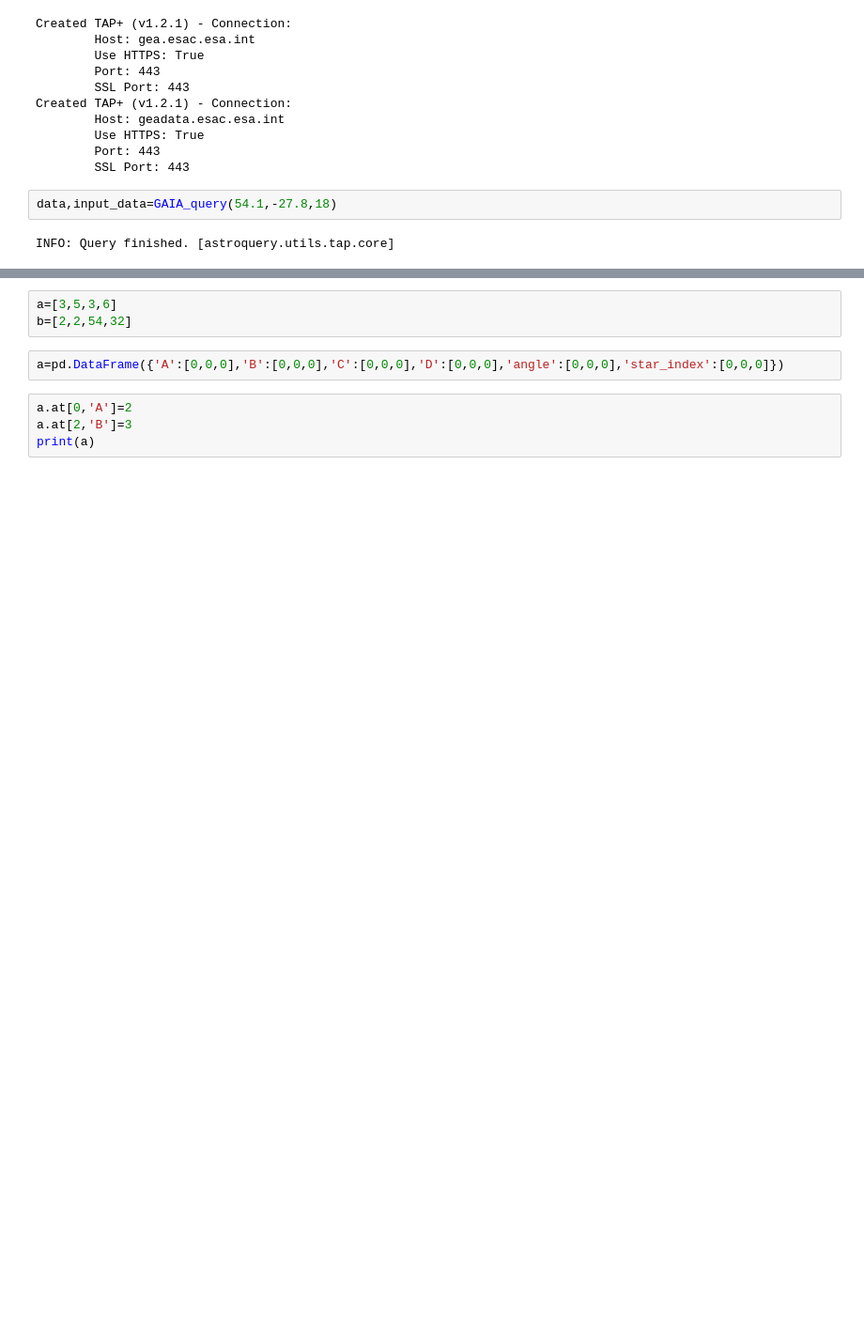
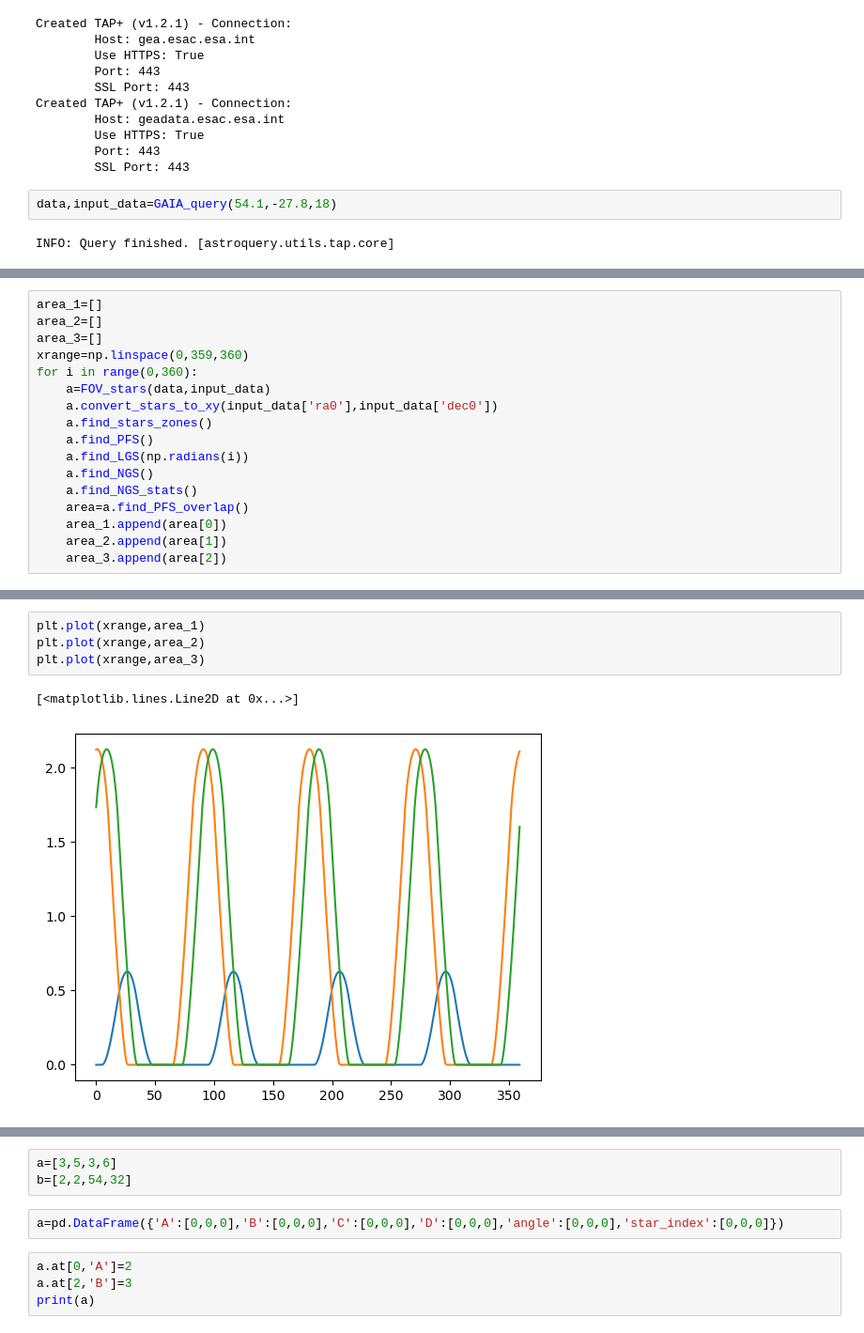
Before and after one commit to JamianStephan/MOSAIC-Sky-Coverage, a Jupyter notebook: V2/PD.ipynb, the cells around one changed output, grey strips where cells are left out. Shown at 94% size. Drawn from its saved outputs; the diff is of its cells as text; blank space fills up the shorter version.

```diff
--- a/V2/PD.ipynb
+++ b/V2/PD.ipynb
@@ -428,0 +503,17 @@ c= 90 * u.deg
+# %%
+area_1=[]
+area_2=[]
+area_3=[]
+xrange=np.linspace(0,359,360)
+for i in range(0,360):
+    a=FOV_stars(data,input_data)
+    a.convert_stars_to_xy(input_data['ra0'],input_data['dec0'])
+    a.find_stars_zones()
+    a.find_PFS()
+    a.find_LGS(np.radians(i))
+    a.find_NGS()
+    a.find_NGS_stats()
+    area=a.find_PFS_overlap()
+    area_1.append(area[0])
+    area_2.append(area[1])
+    area_3.append(area[2])
@@ -429,3 +538,10 @@ c= 90 * u.deg
+# %%
+plt.plot(xrange,area_1)
+plt.plot(xrange,area_2)
+plt.plot(xrange,area_3)
+# %% [output]
+[<matplotlib.lines.Line2D at 0x...>]
+[figure, added]
 # %%
 b.to(u.rad).value
 # %% [output]
```
Also changed, not shown: parts of 15 cells of this notebook, 2 other files.
